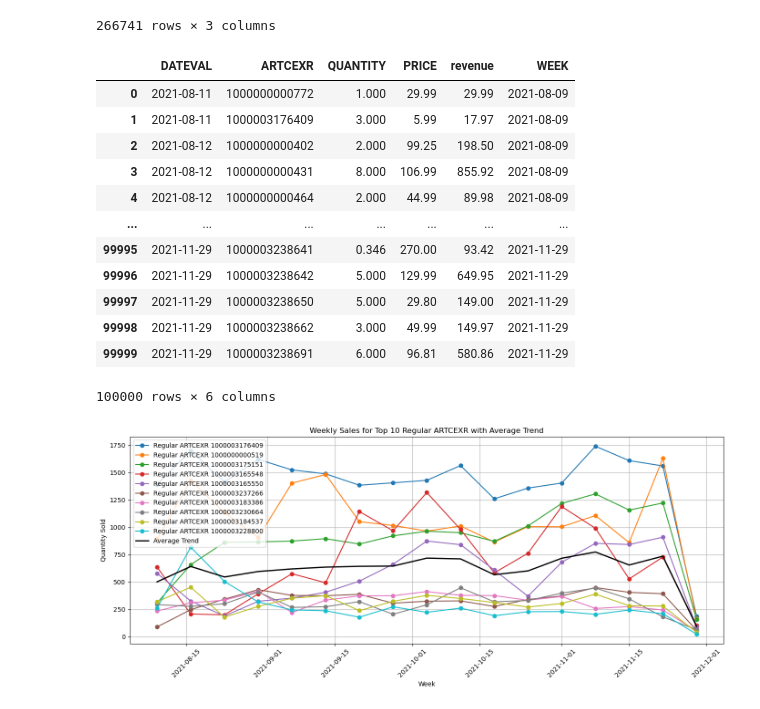
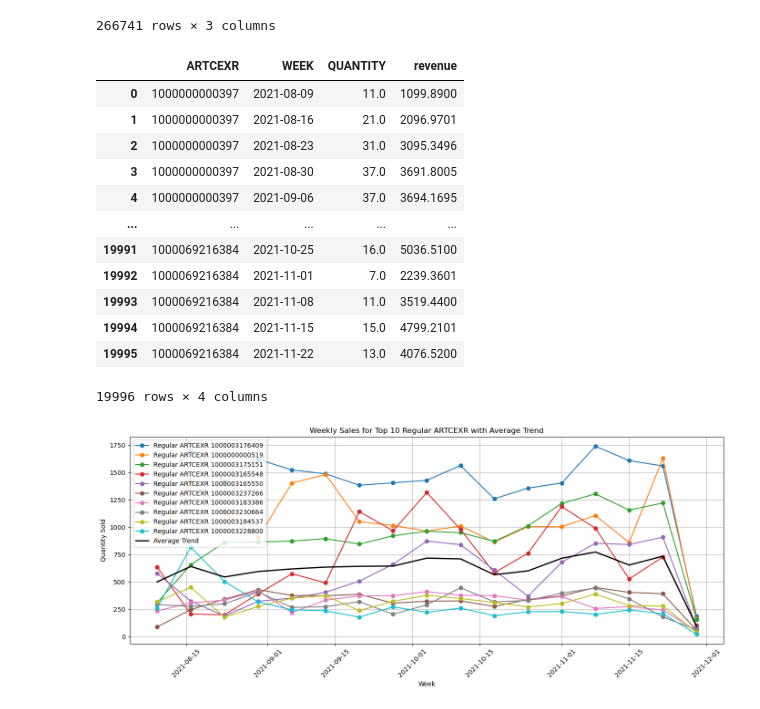
Before and after one commit to PeterOstr/kazbek, a Jupyter notebook: eda1.ipynb, the cells around one changed output. Saved outputs shown, nothing was run; the diff lists cells and outputs as text; code cells hidden in the pictures.

```diff
--- a/eda1.ipynb
+++ b/eda1.ipynb
@@ -170,24 +172,25 @@ df1['revenue'] = df1['QUANTITY'] * df1['PRICE']
 # Добавление столбца с неделями
 df1['WEEK'] = df1['DATEVAL'].dt.to_period('W').apply(lambda r: r.start_time)
 
-# Группировка данных по товарам и неделям и вычисление суммарных продаж за неделю
-weekly_sales = df1.groupby(['ARTCEXR', 'WEEK'])['QUANTITY'].sum().reset_index()
+# # # Группировка данных по товарам и неделям и вычисление суммарных продаж за неделю
+# weekly_sales = df1.groupby(['ARTCEXR', 'WEEK'])['QUANTITY'].sum().reset_index()
+weekly_sales = df1.groupby(['ARTCEXR', 'WEEK']).agg({'QUANTITY': 'sum', 'revenue': 'sum'}).reset_index()
 # %%
-df1
+weekly_sales
 # %% [output]
-|  | DATEVAL | ARTCEXR | QUANTITY | PRICE | revenue | WEEK |
-| 0 | 2021-08-11 | 1000000000772 | 1.000 | 29.99 | 29.99 | 2021-08-09 |
-| 1 | 2021-08-11 | 1000003176409 | 3.000 | 5.99 | 17.97 | 2021-08-09 |
-| 2 | 2021-08-12 | 1000000000402 | 2.000 | 99.25 | 198.50 | 2021-08-09 |
-| 3 | 2021-08-12 | 1000000000431 | 8.000 | 106.99 | 855.92 | 2021-08-09 |
-| 4 | 2021-08-12 | 1000000000464 | 2.000 | 44.99 | 89.98 | 2021-08-09 |
-| ... | ... | ... | ... | ... | ... | ... |
-| 99995 | 2021-11-29 | 1000003238641 | 0.346 | 270.00 | 93.42 | 2021-11-29 |
-| 99996 | 2021-11-29 | 1000003238642 | 5.000 | 129.99 | 649.95 | 2021-11-29 |
-| 99997 | 2021-11-29 | 1000003238650 | 5.000 | 29.80 | 149.00 | 2021-11-29 |
-| 99998 | 2021-11-29 | 1000003238662 | 3.000 | 49.99 | 149.97 | 2021-11-29 |
-| 99999 | 2021-11-29 | 1000003238691 | 6.000 | 96.81 | 580.86 | 2021-11-29 |
+|  | ARTCEXR | WEEK | QUANTITY | revenue |
+| 0 | 1000000000397 | 2021-08-09 | 11.0 | 1099.8900 |
+| 1 | 1000000000397 | 2021-08-16 | 21.0 | 2096.9701 |
+| 2 | 1000000000397 | 2021-08-23 | 31.0 | 3095.3496 |
+| 3 | 1000000000397 | 2021-08-30 | 37.0 | 3691.8005 |
+| 4 | 1000000000397 | 2021-09-06 | 37.0 | 3694.1695 |
+| ... | ... | ... | ... | ... |
+| 19991 | 1000069216384 | 2021-10-25 | 16.0 | 5036.5100 |
+| 19992 | 1000069216384 | 2021-11-01 | 7.0 | 2239.3601 |
+| 19993 | 1000069216384 | 2021-11-08 | 11.0 | 3519.4400 |
+| 19994 | 1000069216384 | 2021-11-15 | 15.0 | 4799.2101 |
+| 19995 | 1000069216384 | 2021-11-22 | 13.0 | 4076.5200 |
-100000 rows × 6 columns
+19996 rows × 4 columns
 # %%
 total_sales = weekly_sales.groupby(['ARTCEXR'])['QUANTITY'].sum()
 # %%
```
Also changed, not shown: parts of 3 cells of this notebook.
